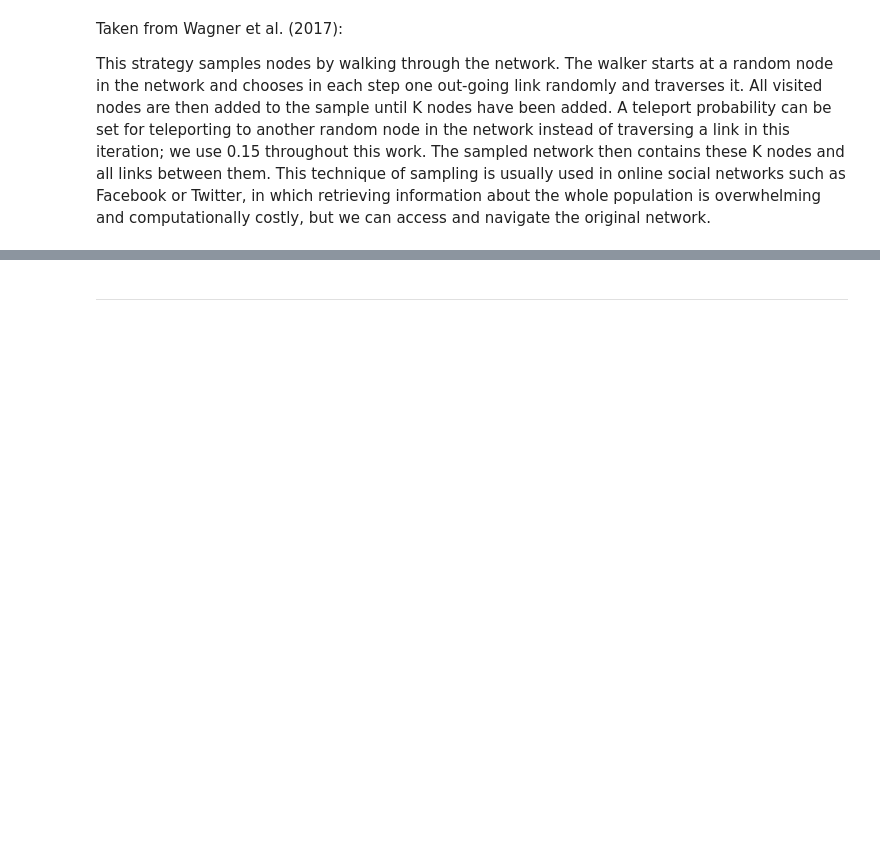
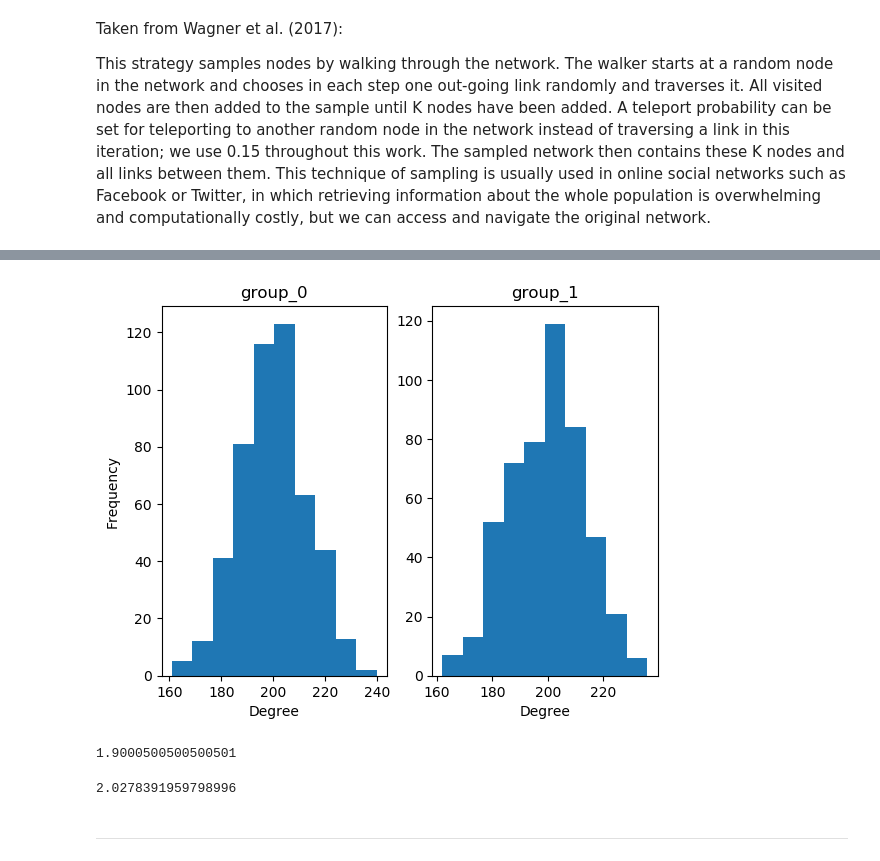
Before and after one commit to TDebono/disparate-exposure-link-recommendation, a Jupyter notebook: synthetic_data.ipynb, the cells around one changed output, grey strips where cells are left out. Saved outputs shown, nothing was run; the diff lists cells and outputs as text; code cells hidden in the pictures; blank space fills up the shorter version.

```diff
--- a/synthetic_data.ipynb
+++ b/synthetic_data.ipynb
@@ -130,2 +168,30 @@ rw.show_sample()
+# %%
+def plot_degree_dist_per_group(G, attribute=''):
+    group_0 = [G.degree(n[0]) for n in G.nodes(data=True) if n[-1][attribute] == 0]
+    group_1 = [G.degree(n[0]) for n in G.nodes(data=True) if n[-1][attribute] == 1]
+
+    plt.subplot(1, 2, 1)  # 1 line, 2 rows, index nr 1 (first position in the subplot)
+    plt.hist(group_0)
+    plt.ylabel('Frequency')
+    plt.xlabel('Degree')
+    plt.title('group_0')
+    plt.subplot(1, 2, 2)  # 1 line, 2 rows, index nr 2 (second position in the subplot)
+    plt.hist(group_1)
+    plt.xlabel('Degree')
+    plt.title('group_1')
+
+    plt.show()
+# %%
+plot_degree_dist_per_group(G, attribute='class')
+# %% [output]
+[figure, added]
+# %%
+print(nx.average_shortest_path_length(G))
+# %% [output]
+1.9000500500500501
+# %%
+print(nx.average_shortest_path_length(sample))
+# %% [output]
+2.0278391959798996
 # %% [markdown]
 ----------------------------------------------------------------------------------------------------
```
Also changed, not shown: parts of 15 cells of this notebook, 2 other files.
